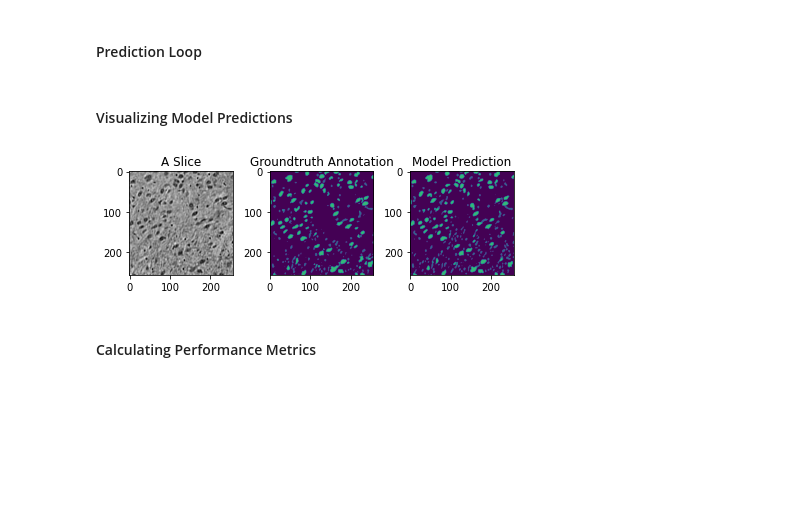
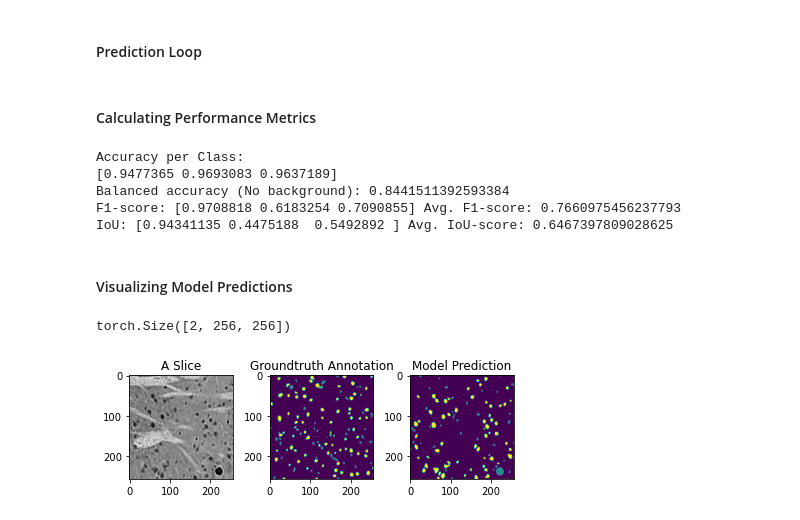
Before and after one commit to im-a-jin/MTNeuro, a Jupyter notebook: notebooks/task2_run_pretrained_weights.ipynb, the cells around one changed output. Cells and saved outputs as stored; diff of their text form; code cells hidden in the pictures; blank space fills up the shorter version.

Commit message:
Changes to task2_run_pretrained_weights

```diff
--- a/notebooks/task2_run_pretrained_weights.ipynb
+++ b/notebooks/task2_run_pretrained_weights.ipynb
@@ -230,7 +317,7 @@ network_config = json.load(open('../MTNeuro/networkconfig/'+str(Model)+'_'+str(M
 # %%
 # Specify device
 if torch.cuda.is_available():
-  device = torch.device('cuda')
+  device = torch.device('cuda:0')
 else:
   device = torch.device('cpu')
 
@@ -300,13 +387,10 @@ if network_config["model"] == "smp_PSPNet":
             classes=network_config["classes"],                      # model output channels (number of classes in your dataset)
         ).to(device)
 
-if network_config["model"] == "smp_DeepLabV3Plus":
-  print('loading DeepLabV3Plus model')
-  model = smp.DeepLabV3Plus(
-            encoder_name=network_config["encoder_name"],        # choose encoder, e.g. mobilenet_v2 or efficientnet-b7
-            encoder_weights=network_config["encoder_weights"],     # use `imagenet` pre-trained weights for encoder initialization
-            in_channels=network_config["in_channels"],                  # model input channels (1 for gray-scale images, 3 for RGB, etc.)
-            classes=network_config["classes"],                      # model output channels (number of classes in your dataset)
-        ).to(device)
+if network_config["model"] == 'mzp_VNetLight_3D':
+  model= VNetLight(in_channels=network_config["in_channels"], elu=False, classes=network_config["classes"]).to(device)
+
+if network_config["model"] == "mzp_HighResNet_3D":
+  model= HighResNet3D(in_channels=network_config["in_channels"], classes=network_config["classes"]).to(device)
 # %% [output]
 loading UNet model
@@ -414,10 +425,11 @@ else:
 # %% [markdown]
 ### Loading and Preparing the DataLoader from BossDB
 # %%
-##Set-up the train dataloader and validation dataloader
 transform = transforms.Compose([transforms.ToTensor(),])
-test_data = BossDBDataset(task_config, None, 'val', image_transform=transform, mask_transform=transform)
 
-test_dataloader = torch.utils.data.DataLoader(dataset=test_data,
+##Set-up the test dataloader
+test_data = BossDBDataset(task_config, None, 'test', image_transform = transform, mask_transform = transform)
+
+test_dataloader = DataLoader(dataset=test_data,
                                         batch_size=network_config['batch_size'],
                                         shuffle=False)
@@ -438,9 +452,7 @@ def predict(img, model, device):
 # %% [markdown]
 #### Prediction Loop
 # %%
-#batch_iter = tqdm(enumerate(test_dataloader), 'test', total=len(test_dataloader), leave=False)
-batch_iter = enumerate(test_dataloader)
-
+batch_iter = tqdm(enumerate(test_dataloader), 'test', total=len(test_dataloader), leave=False)
 # predict the segmentations of test set
 tp_tot = torch.empty(0,network_config['classes'])
 fp_tot = torch.empty(0,network_config['classes'])
@@ -451,7 +463,6 @@ y_ = []
 x_ = []
 output_ = []
 for i, (x, y) in batch_iter:
-    # x = torch.permute(x, (0, 1, 3, 2))#.float() / 255 # Permute (batch x H x W x C) --> (batch x C x H x W) and cast to float
     target = y.to(device) #can do this on CPU
     y_.append(y)
     x_.append(x.squeeze())
@@ -464,20 +475,59 @@ for i, (x, y) in batch_iter:
         fp_tot = torch.vstack((fp_tot,fp_))
         fn_tot = torch.vstack((fn_tot,fn_))
         tn_tot = torch.vstack((tn_tot,tn_))
+# %% [markdown]
+#### Calculating Performance Metrics
+# %%
+# Accuracy: (tp + fp) / (fp + tn + fn + tp)
+acc = (tp_tot.mean(dim=0)+tn_tot.mean(dim=0))/(fp_tot.mean(dim=0)+tn_tot.mean(dim=0)+fn_tot.mean(dim=0)+tp_tot.mean(dim=0))
+print('Accuracy per Class:')
+print(np.array(acc.cpu()))
+
+# Balanced Accuracy:  (Specificity + Sensitivity / 2)
+spec =  (tn_tot[:,1:].mean())/(fp_tot[:,1:].mean()+tn_tot[:,1:].mean())
+sens =  (tp_tot[:,1:].mean())/(fn_tot[:,1:].mean()+tp_tot[:,1:].mean())
+balacc = (spec + sens)/2
+print(f'Balanced accuracy (No background): {balacc}')
+
+# F1-score: 2* precision * recall / (precision + recall)
+prec = tp_tot.mean(dim=0)/(fp_tot.mean(dim=0)+tp_tot.mean(dim=0))
+reca = tp_tot.mean(dim=0)/(fn_tot.mean(dim=0)+tp_tot.mean(dim=0))
+f1 = (2*reca*prec)/(reca+prec)
+print(f'F1-score: {np.array(f1.cpu())} Avg. F1-score: {f1.mean()}')
+
+# IoU: tp /(fp + fn + tp)
+iou = (tp_tot.mean(0))/(fp_tot.mean(0)+fn_tot.mean(0)+tp_tot.mean(0))
+print(f'IoU: {np.array(iou.cpu())} Avg. IoU-score: {iou.mean()}')
+# %% [output]
+Accuracy per Class:
+[0.9477365 0.9693083 0.9637189]
+Balanced accuracy (No background): 0.8441511392593384
+F1-score: [0.9708818 0.6183254 0.7090855] Avg. F1-score: 0.7660975456237793
+IoU: [0.94341135 0.4475188  0.5492892 ] Avg. IoU-score: 0.6467397809028625
 # %% [markdown]
 #### Visualizing Model Predictions
 # %%
+#specify the slice from the test set to visualize
+batch_number = 0
+slice_number = 1
+print(x_[batch_number].shape)
+
 plt.subplot(1,3,1)
-plt.imshow(x.squeeze().cpu()[0], cmap='gray')
+plt.imshow(x_[batch_number].squeeze().cpu()[slice_number], cmap='gray')
 plt.title("A Slice")
 plt.subplot(1,3,2)
-plt.imshow(y.squeeze().cpu()[0], vmin=0, vmax=3)
+if Setting=='3class':
+  plt.imshow(y_[batch_number].squeeze().cpu()[slice_number], vmin=0, vmax=2)
+else:
+  plt.imshow(y_[batch_number].squeeze().cpu()[slice_number], vmin=0, vmax=3)
 plt.title("Groundtruth Annotation")
 plt.subplot(1,3,3)
-plt.imshow(output.squeeze().cpu()[0], vmin=0, vmax=3)
+if Setting=='3class':
+  plt.imshow(output_[batch_number].squeeze().cpu()[slice_number], vmin=0, vmax=2)
+else:
+  plt.imshow(output_[batch_number].squeeze().cpu()[slice_number], vmin=0, vmax=3)
 plt.title("Model Prediction")
 plt.tight_layout()
 # %% [output]
+torch.Size([2, 256, 256])
-[figure, old version]
+[figure, new version]
-# %% [markdown]
-#### Calculating Performance Metrics
```
Also changed, not shown: parts of 15 cells of this notebook.
